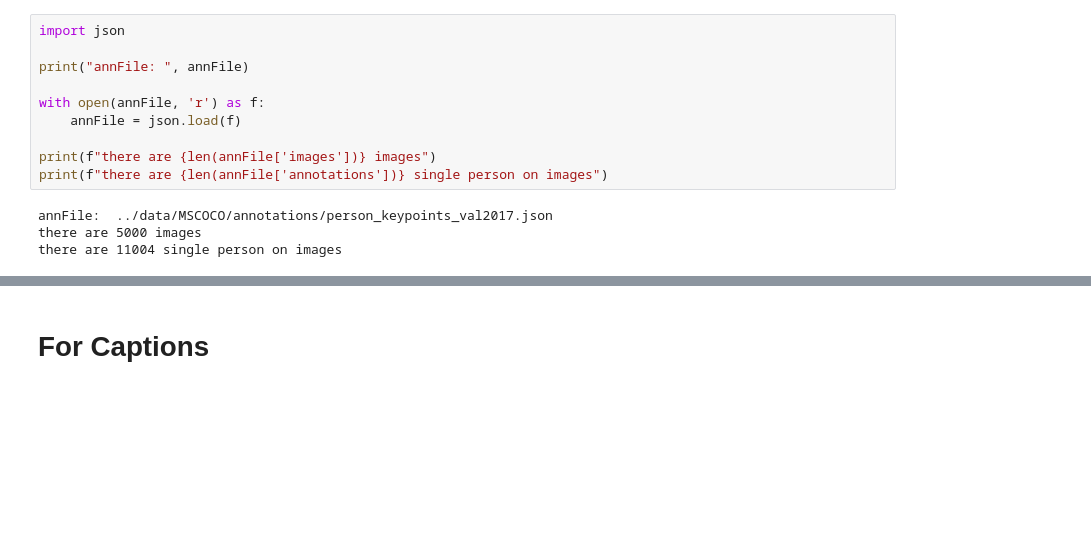
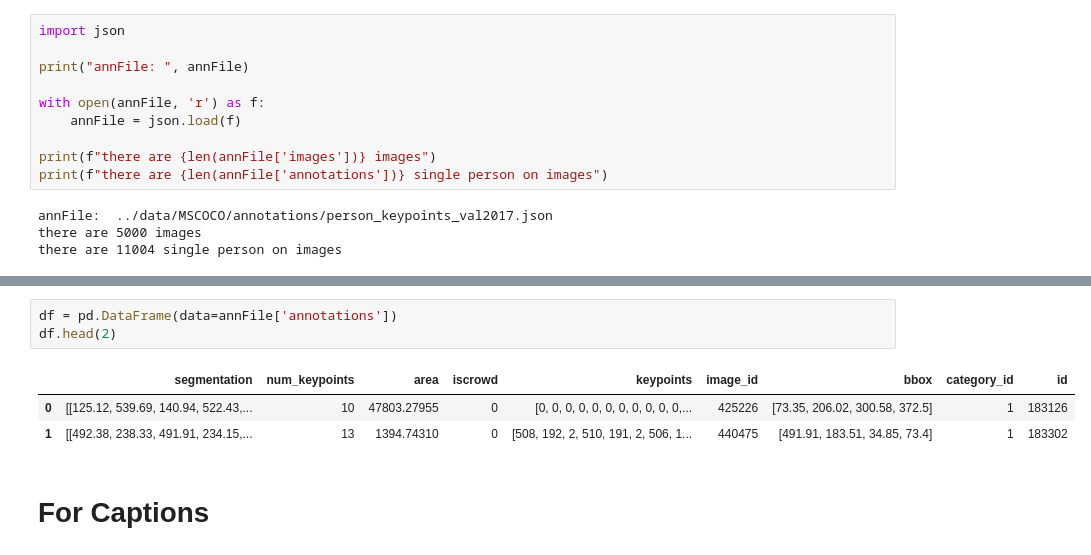
Before and after one commit to AhmetEkiz/using_pycocotools, a Jupyter notebook: pycocotools_detailed_getting_started.ipynb, the cells around one changed output, grey strips where cells are left out. Cells and saved outputs as stored; diff of their text form; blank space fills up the shorter version.

```diff
--- a/pycocotools_detailed_getting_started.ipynb
+++ b/pycocotools_detailed_getting_started.ipynb
@@ -387,3 +399,10 @@ there are 11004 single person on images
+# %%
+df = pd.DataFrame(data=annFile['annotations'])
+df.head(2)
+# %% [output]
+|  | segmentation | num_keypoints | area | iscrowd | keypoints | image_id | bbox | category_id | id |
+| 0 | [[125.12, 539.69, 140.94, 522.43,... | 10 | 47803.27955 | 0 | [0, 0, 0, 0, 0, 0, 0, 0, 0, 0, 0,... | 425226 | [73.35, 206.02, 300.58, 372.5] | 1 | 183126 |
+| 1 | [[492.38, 238.33, 491.91, 234.15,... | 13 | 1394.74310 | 0 | [508, 192, 2, 510, 191, 2, 506, 1... | 440475 | [491.91, 183.51, 34.85, 73.4] | 1 | 183302 |
 # %% [markdown]
 # For Captions
 # %%
```
Also changed, not shown: parts of 8 cells of this notebook.
